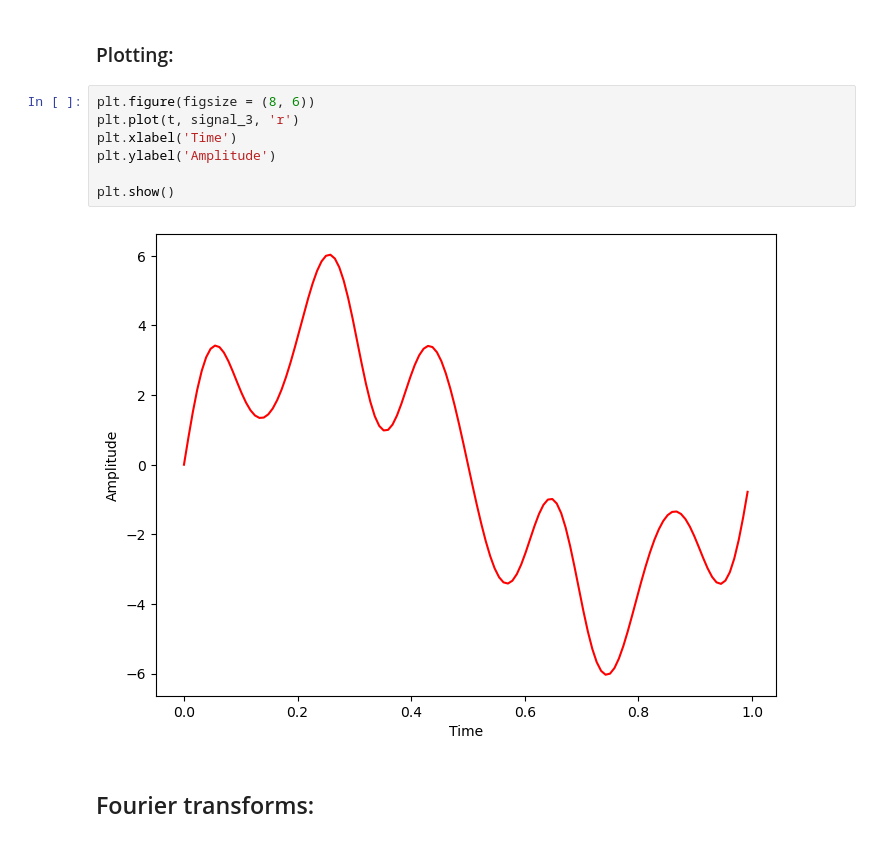
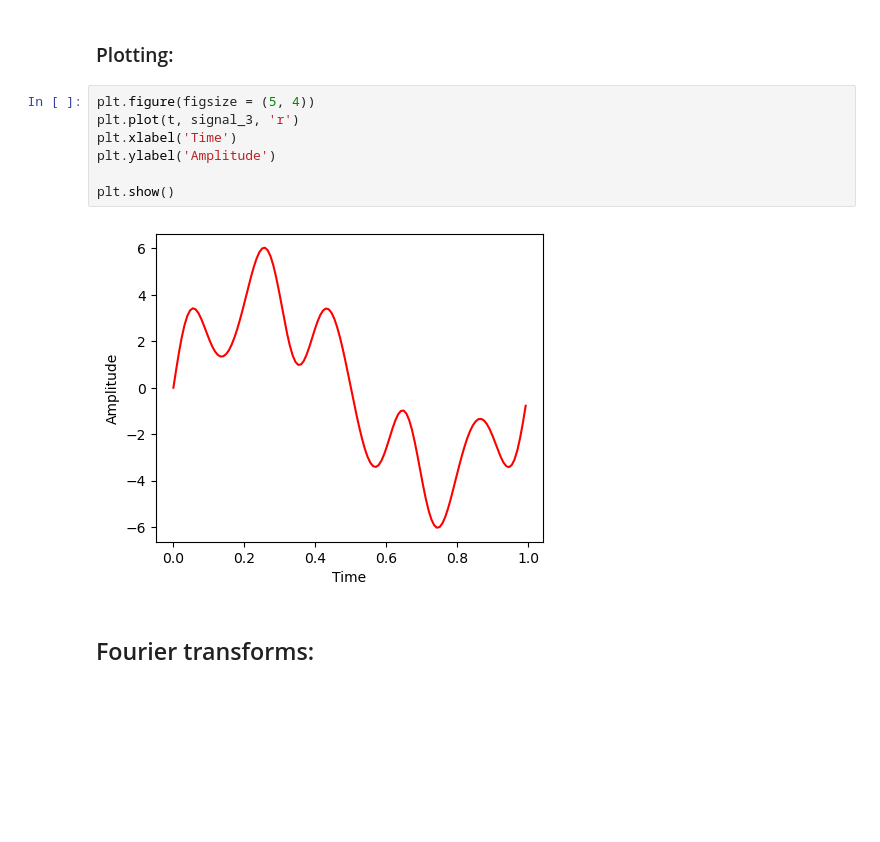
Before and after one commit to wbandabarragan/computational-physics-1, a Jupyter notebook: unit-4/406-Fourier-filtering.ipynb, the cells around one changed output. Cells and saved outputs as stored; diff of their text form; blank space fills up the shorter version.

```diff
--- a/unit-4/406-Fourier-filtering.ipynb
+++ b/unit-4/406-Fourier-filtering.ipynb
@@ -49,14 +49,14 @@ signal_3 = sine_wave(4,1,t) + sine_wave(2,5,t) + sine_wave(0.25,8,t)
 # %% [markdown]
 ### Plotting:
 # %%
-plt.figure(figsize = (8, 6))
+plt.figure(figsize = (5, 4))
 plt.plot(t, signal_3, 'r')
 plt.xlabel('Time')
 plt.ylabel('Amplitude')
 
 plt.show()
 # %% [output]
-[figure, old version]
+[figure, new version]
 # %% [markdown]
 ## Fourier transforms:
 # %%
```
Also changed, not shown: parts of 8 cells of this notebook, 1 other file.
